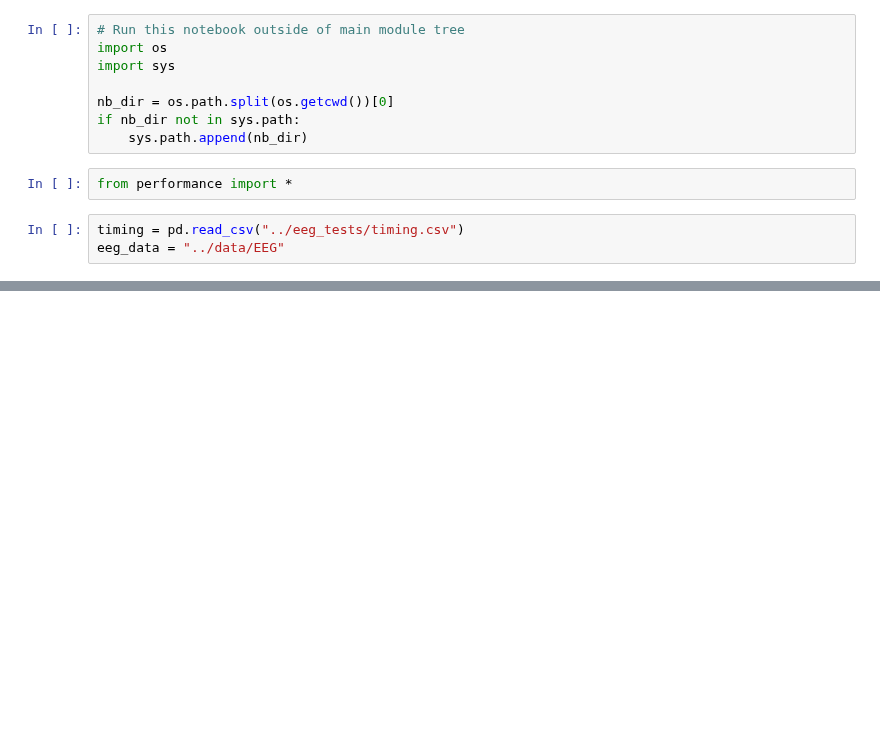
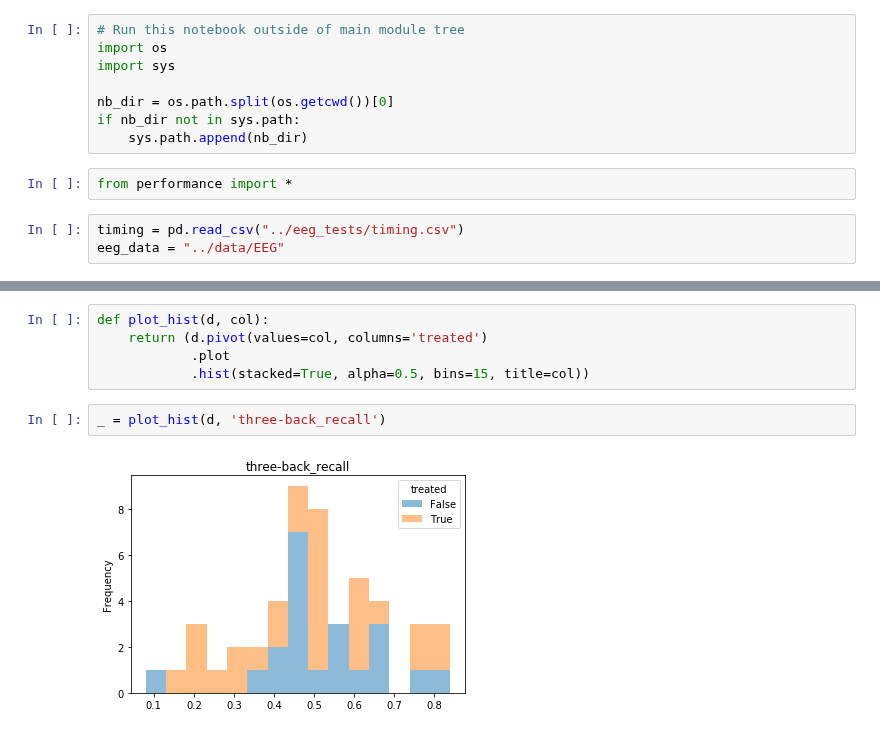
Before and after one commit to nandanrao/education, a Jupyter notebook: eeg/test-performance.ipynb, the cells around one changed output, grey strips where cells are left out. Saved outputs shown, nothing was run; the diff lists cells and outputs as text; blank space fills up the shorter version.

```diff
--- a/eeg/test-performance.ipynb
+++ b/eeg/test-performance.ipynb
@@ -48,0 +167,9 @@ perf_df.pivot_table(index=['user', 'test', 'metric'], values='score').unstack(le
+# %%
+def plot_hist(d, col):
+    return (d.pivot(values=col, columns='treated')
+            .plot
+            .hist(stacked=True, alpha=0.5, bins=15, title=col))
+# %%
+_ = plot_hist(d, 'three-back_recall')
+# %% [output]
+[figure, added]
```
Also changed, not shown: parts of 15 cells of this notebook, 3 other files.
